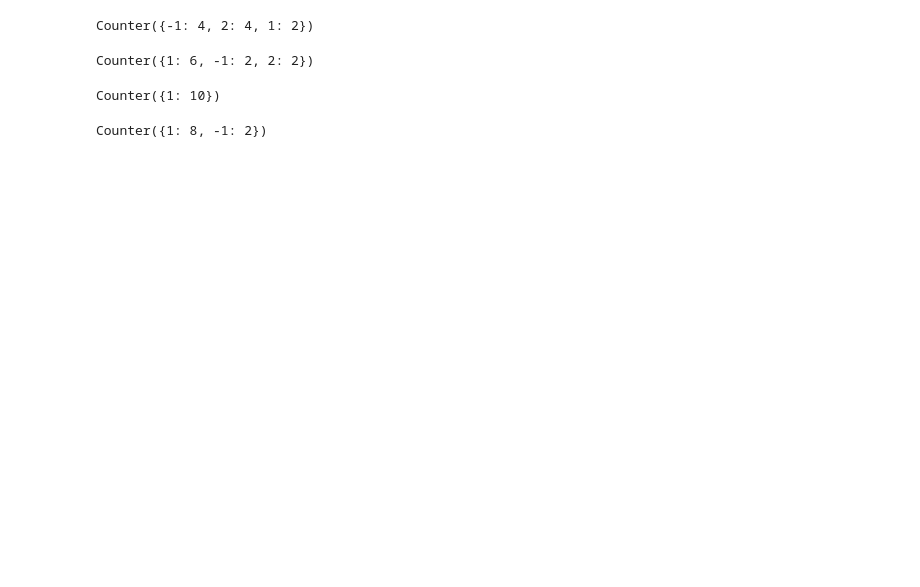
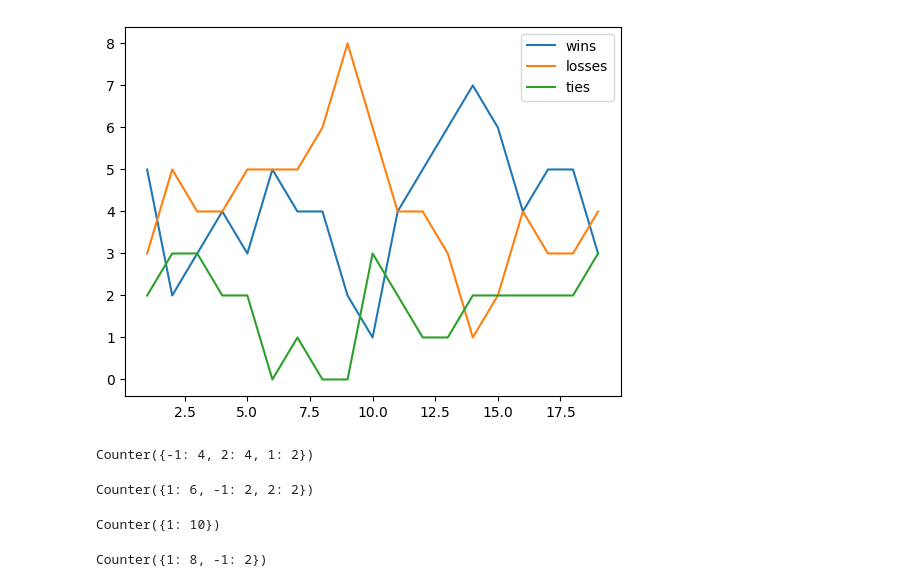
Before and after one commit to katelanman/ultimate_tic_tac_toe_agents, a Jupyter notebook: mcts_testing.ipynb, the cells around one changed output. Saved outputs shown, nothing was run; the diff lists cells and outputs as text; code cells hidden in the pictures; blank space fills up the shorter version.

```diff
--- a/mcts_testing.ipynb
+++ b/mcts_testing.ipynb
@@ -8,3 +210,13 @@ from collections import Counter
+# %%
+x = np.arange(1, 20)
+plt.plot(x, wins, label="wins")
+plt.plot(x, losses, label="losses")
+plt.plot(x, ties, label="ties")
+
+plt.legend()
+plt.show()
+# %% [output]
+[figure, added]
 # %%
 p1 = Player(1)
 p2 = MCTSPlayer(2, exploration_weight=2**0.5, calculation_time=1, n_rollouts=20)
```
Also changed, not shown: parts of 13 cells of this notebook, 2 other files.
